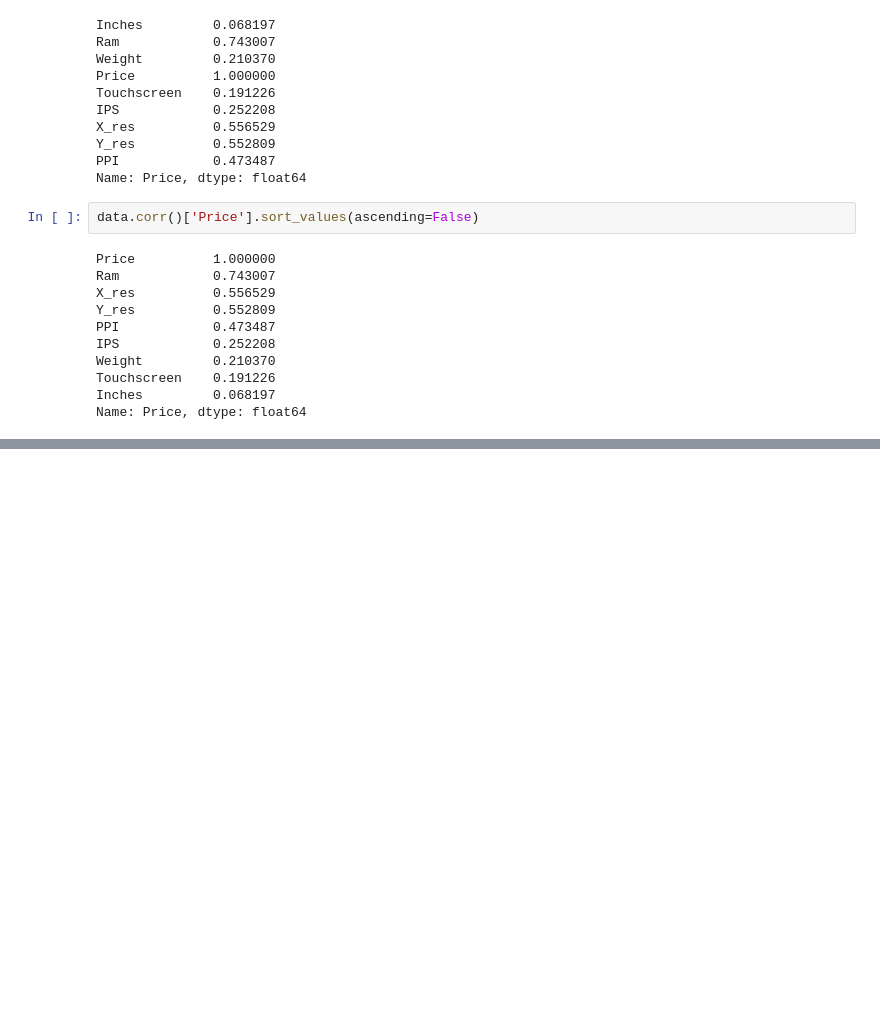
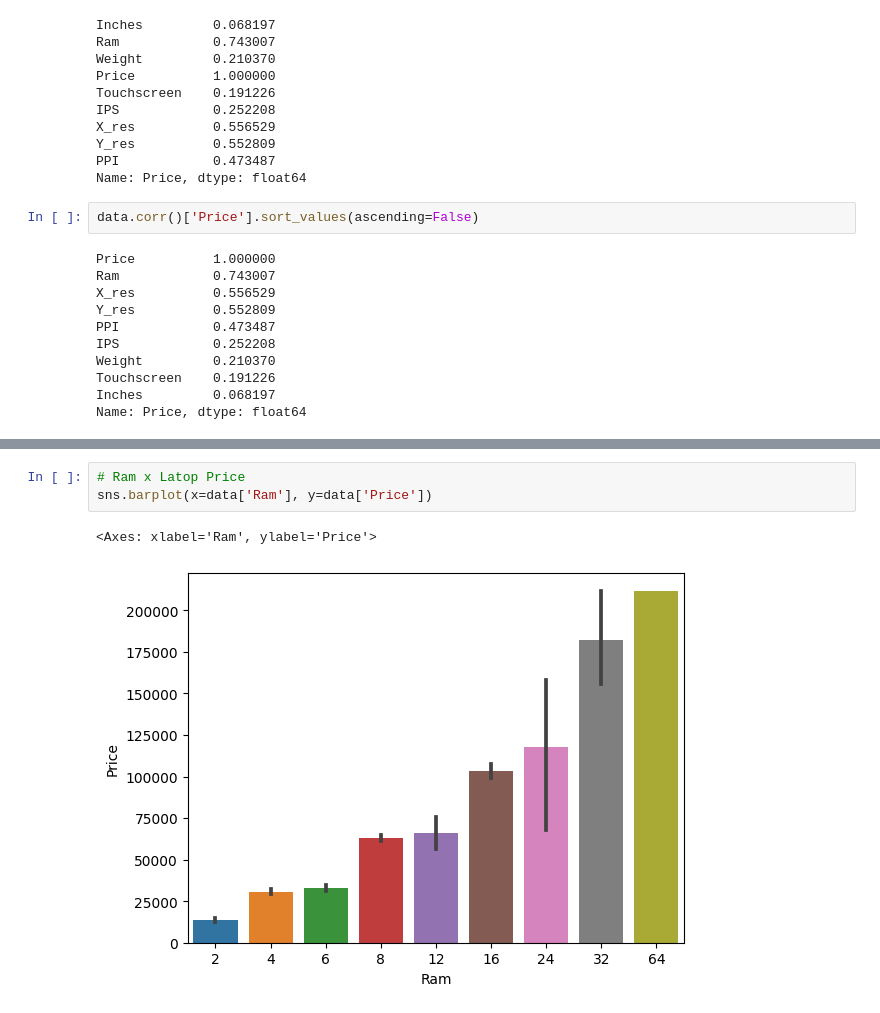
Before and after one commit to dikhaarianda/Laptop-Price-Predictor, a Jupyter notebook: PricePrediction-App.ipynb, the cells around one changed output, grey strips where cells are left out. Drawn from its saved outputs; the diff is of its cells as text; blank space fills up the shorter version.

```diff
--- a/PricePrediction-App.ipynb
+++ b/PricePrediction-App.ipynb
@@ -298,0 +333,6 @@ data.sample(5)
+# %%
+# Ram x Latop Price
+sns.barplot(x=data['Ram'], y=data['Price'])
+# %% [output]
+<Axes: xlabel='Ram', ylabel='Price'>
+[figure, added]
```
Also changed, not shown: parts of 6 cells of this notebook.
